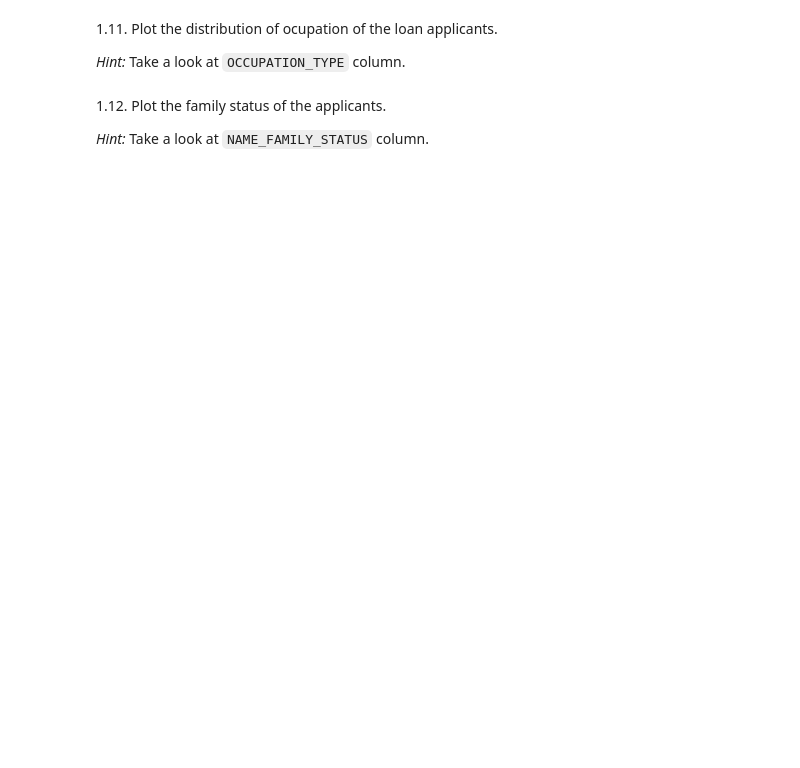
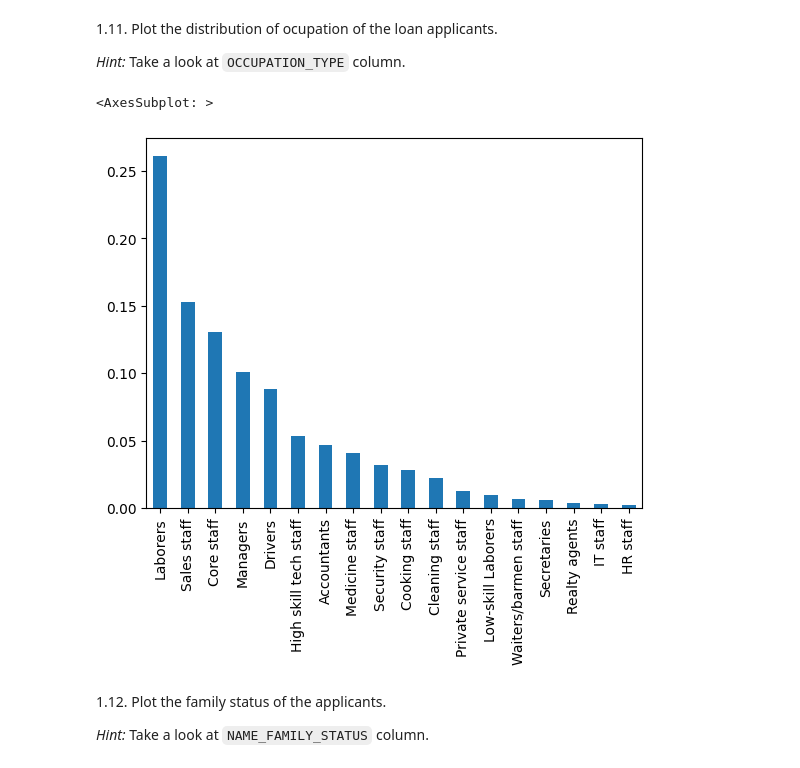
Before and after one commit to rogerreys/AnyOne, a Jupyter notebook: AnyoneAI - Sprint Project 02.ipynb, the cells around one changed output. Cells and saved outputs as stored; diff of their text form; code cells hidden in the pictures; blank space fills up the shorter version.

```diff
--- a/AnyoneAI - Sprint Project 02.ipynb
+++ b/AnyoneAI - Sprint Project 02.ipynb
@@ -235,7 +286,10 @@ plt.pie(val, labels=ind)
 *Hint:* Take a look at `OCCUPATION_TYPE` column.
 # %%
 ### TODO Complete in this cell: ocupation of applicants
-train["OCCUPATION_TYPE"].value_counts(normalize=True).plot(kind="bar")
+app_train["OCCUPATION_TYPE"].value_counts(normalize=True).plot(kind="bar")
+# %% [output]
+<AxesSubplot: >
+[figure, added]
 # %% [markdown]
 1.12. Plot the family status of the applicants.
 
```
Also changed, not shown: parts of 22 cells of this notebook.
